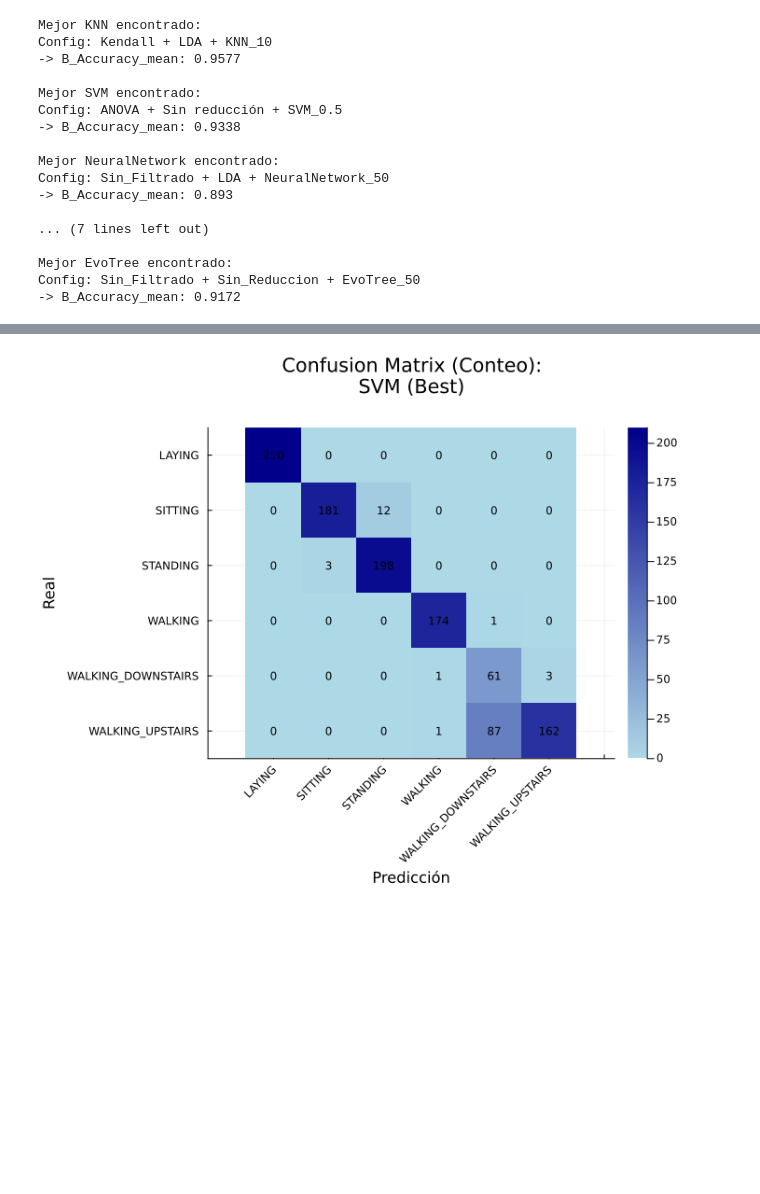
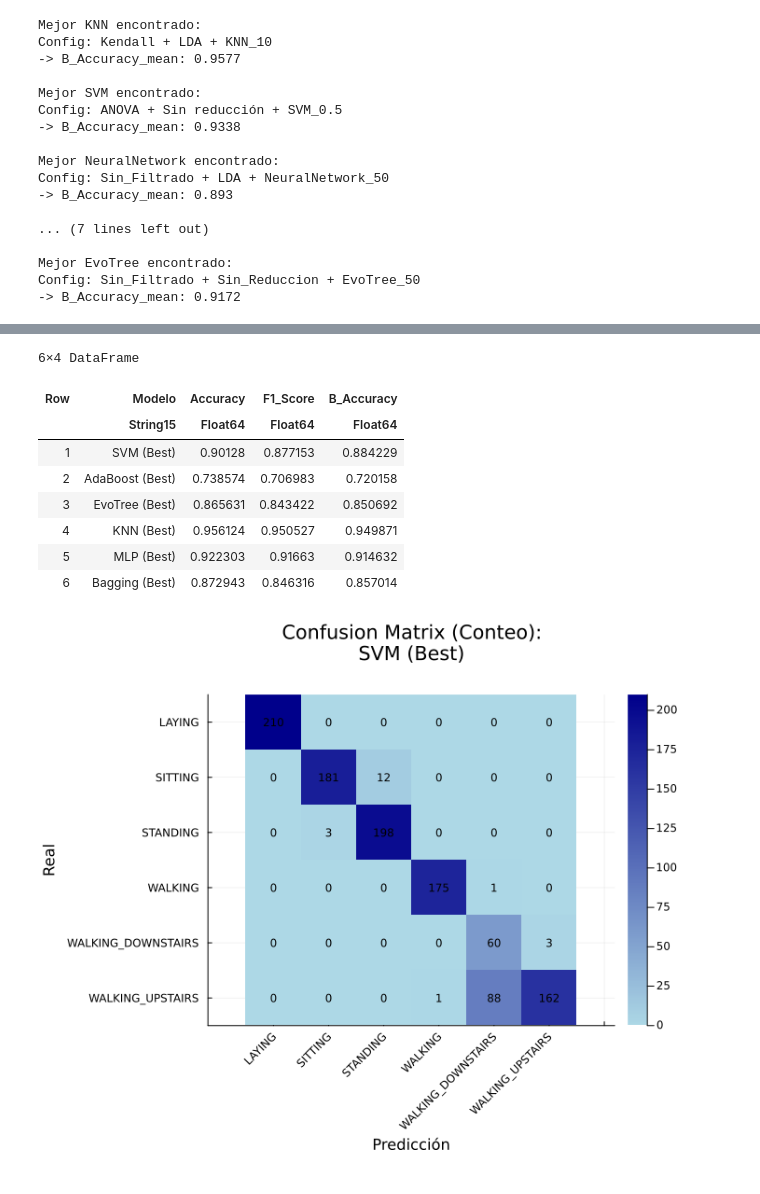
Before and after one commit to MiguelBanosB/MAAA-I, a Jupyter notebook: Models_Pipeline.ipynb, the cells around one changed output, grey strips where cells are left out. Cells and saved outputs as stored; diff of their text form; code cells hidden in the pictures; blank space fills up the shorter version.

Commit message:
committ para reiniciar kernel

```diff
--- a/Models_Pipeline.ipynb
+++ b/Models_Pipeline.ipynb
@@ -8,6 +8,7 @@
 # %% [markdown]
 # Importaciones
 # %%
+# Incluimos scrips necesarios
 include("setup.jl")
 include("helpers.jl")
 include("wrappers.jl")
@@ -21,6 +22,15 @@ if isfile("datos_procesados.jld2")
 else
     error("No se encontró 'datos_procesados.jld2'. Ejecuta primero Preprocess.ipynb.")
 end
+
+# Limpiamos datos para evitar warnings de tipados
+X_trainval = disallowmissing(X_trainval)
+
+allowmissing!(df_test) # Por seguridad
+df_test_clean = disallowmissing(df_test)
+y_test = df_test.Activity
+X_test = DataFrames.select(df_test, Not([:subject, :Activity]));
+df_test = df_test_clean;
 # %% [output]
 ┌ Info: lib_lightgbm found in system dirs!
 └ @ LightGBM C:\Users\Pc\.julia\packages\LightGBM\Ysr56\src\LightGBM.jl:37
@@ -325,17 +329,43 @@ mejores_modelos = Dict(
     "EvoTree (Best)" => best_evotree
 )
 
-# Diccionario para acumular las matrices de confusión y pasarlas a show_cm()
-dic_matrices_test = Dict()
-output_file_test = "resultados_finales_test.csv" # Archivo csv para guardar las métricas
-resultados_test = DataFrame(Modelo=String[], Accuracy=Float64[], F1_Score=Float64[], B_Accuracy=Float64[]) # DataFrame para guardar métricas
+# Archivos de salida
+output_file_test = "resultados_finales_test.csv"
+output_matrices_test = "matrices_conf_test.jld2"
 
-println("=== Iniciando Evaluación Final en TEST ===")
+# Cargar CSV
+if isfile(output_file_test)
+    println("=== Archivo CSV detectado. Cargando resultados previos ===")
+    resultados_test = CSV.read(output_file_test, DataFrame)
+    resultados_test.Modelo = string.(resultados_test.Modelo)
+    modelos_ya_calculados = Set(resultados_test.Modelo)
+else
+    println("=== No se encontró CSV previo. Creando nueva tabla ===")
+    resultados_test = DataFrame(Modelo=String[], Accuracy=Float64[], F1_Score=Float64[], B_Accuracy=Float64[])
+    modelos_ya_calculados = Set{String}()
+end
+
+# Cargar Matrices de Confusión
+if isfile(output_matrices_test)
+    JLD2.@load output_matrices_test dic_matrices_test
+    println("=== Matrices de confusión previas cargadas. ===")
+else
+    dic_matrices_test = Dict()
+end
+
+println("\n=== Iniciando Evaluación Final en TEST ===")
 
 for (nombre, pipeline) in mejores_modelos
+
+    # Checkpoint
+    if (nombre in modelos_ya_calculados) && (haskey(dic_matrices_test, nombre))
+        println("-> Saltando: $nombre (Ya existe en CSV y Diccionario)")
+        continue
+    end
+
     println("Procesando: $nombre ...")
 
-    # Creamos la machine usando todo el conjunto de entrenamiento (Entrenamiento + Validación)
+    # Creamos la machine
     mach = machine(pipeline, X_trainval, y_trainval)
 
     # Entrenamos
@@ -345,22 +375,28 @@ for (nombre, pipeline) in mejores_modelos
     y_pred = predict_mode(mach, X_test)
 
     # Calculamos métricas
-    acc = accuracy(y_pred, y_test)
-    f1  = multiclass_f1score(y_pred, y_test)
+    acc   = accuracy(y_pred, y_test)
+    f1    = multiclass_f1score(y_pred, y_test)
     b_acc = balanced_accuracy(y_pred, y_test)
 
-    push!(resultados_test, (nombre, acc, f1, b_acc))
+    # Guardamos métricas en DataFrame y CSV
+    if !(nombre in modelos_ya_calculados)
+        push!(resultados_test, (nombre, acc, f1, b_acc))
+        CSV.write(output_file_test, resultados_test)
+    end
 
-    # Matriz de Confusión
+    # Guardamos Matriz en Diccionario y JLD2
     cm = confusion_matrix(y_pred, y_test)
     dic_matrices_test[nombre] = cm
+    @save output_matrices_test dic_matrices_test # Guardado incremental
+
 end
 
-# Guardar en el csv
-CSV.write(output_file_test, resultados_test)
-println("Resultados de test guardados en: $output_file_test")
+println("\nProceso completado.")
+println("Métricas guardadas en: $output_file_test")
+println("Matrices guardadas en: $output_matrices_test")
 
 # Mostrar tabla resumen
 println("\nResultados Finales en Test:")
-pretty_table(resultados_test)
+resultados_test
 # %% [output]
@@ -384,3 +419,12 @@ Resultados Finales en Test:
+6×4 DataFrame
+| Row | Modelo | Accuracy | F1_Score | B_Accuracy |
+|  | String15 | Float64 | Float64 | Float64 |
+| 1 | SVM (Best) | 0.90128 | 0.877153 | 0.884229 |
+| 2 | AdaBoost (Best) | 0.738574 | 0.706983 | 0.720158 |
+| 3 | EvoTree (Best) | 0.865631 | 0.843422 | 0.850692 |
+| 4 | KNN (Best) | 0.956124 | 0.950527 | 0.949871 |
+| 5 | MLP (Best) | 0.922303 | 0.91663 | 0.914632 |
+| 6 | Bagging (Best) | 0.872943 | 0.846316 | 0.857014 |
 # %%
 show_cm(dic_matrices_test)
 # %% [output]
```
Also changed, not shown: parts of 8 cells of this notebook, 5 other files.
